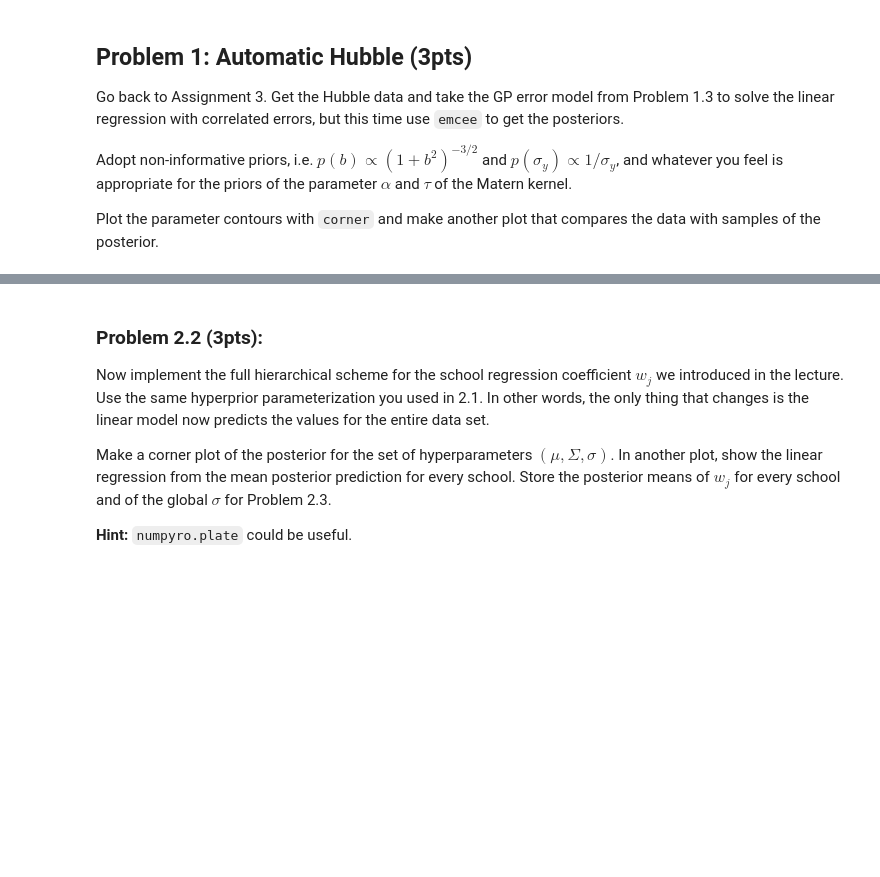
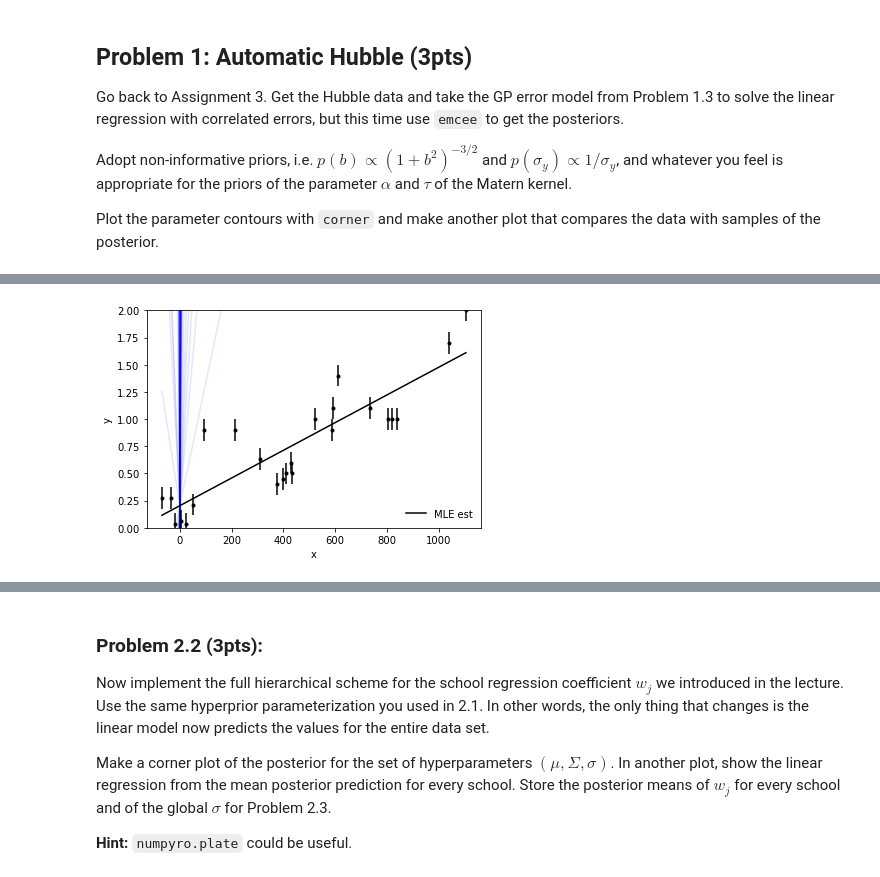
Before and after one commit to idcampbell/sml505-assignment5, a Jupyter notebook: Assignment5.ipynb, the cells around one changed output, grey strips where cells are left out. Cells and saved outputs as stored; diff of their text form; code cells hidden in the pictures; blank space fills up the shorter version.

```diff
--- a/Assignment5.ipynb
+++ b/Assignment5.ipynb
@@ -133,3 +113,24 @@ array([0.20321986, 0.00127257])
+# %%
+inds = np.random.randint(len(flat_samples), size=50)
+x0 = np.linspace(int(np.min(x)), int(np.max(x)), 100)
+
+X = np.vander(x, N=2, increasing=True)
+x_mle = np.linalg.inv(X.T @ X) @ X.T @ y # give slope and intercept a/b
+
+for ind in inds:
+    sample = flat_samples[ind]
+    plt.plot(x0, x_mle[0] + x0 * sample[3], 'b', alpha=0.1)
+    #WTFFFF
+
+
+plt.errorbar(x, y, yerr=sigma, fmt=".k", capsize=0)
+plt.plot(x0, x_mle[0] + x0 * x_mle[1], "k", label="MLE est")
+plt.legend(frameon=False)
+plt.ylim(0,2)
+plt.xlabel("x")
+plt.ylabel("y");
+# %% [output]
+[figure, added]
 # %% [markdown]
 ## Problem 2: HMC for Hierarchical Regression (7pts)
 
```
Also changed, not shown: parts of 10 cells of this notebook.
